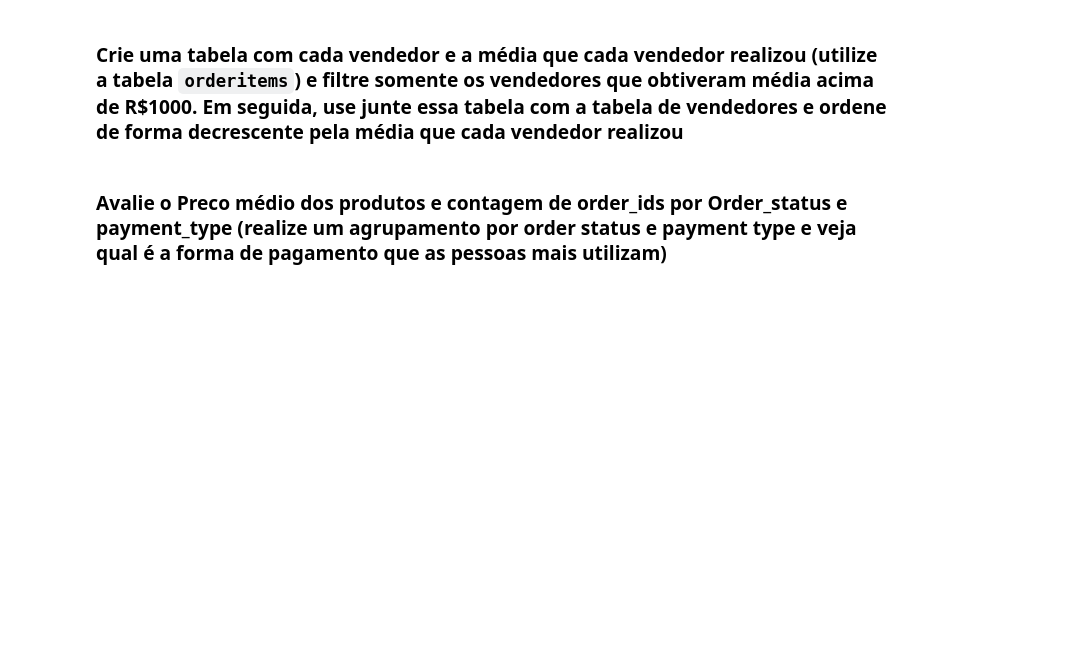
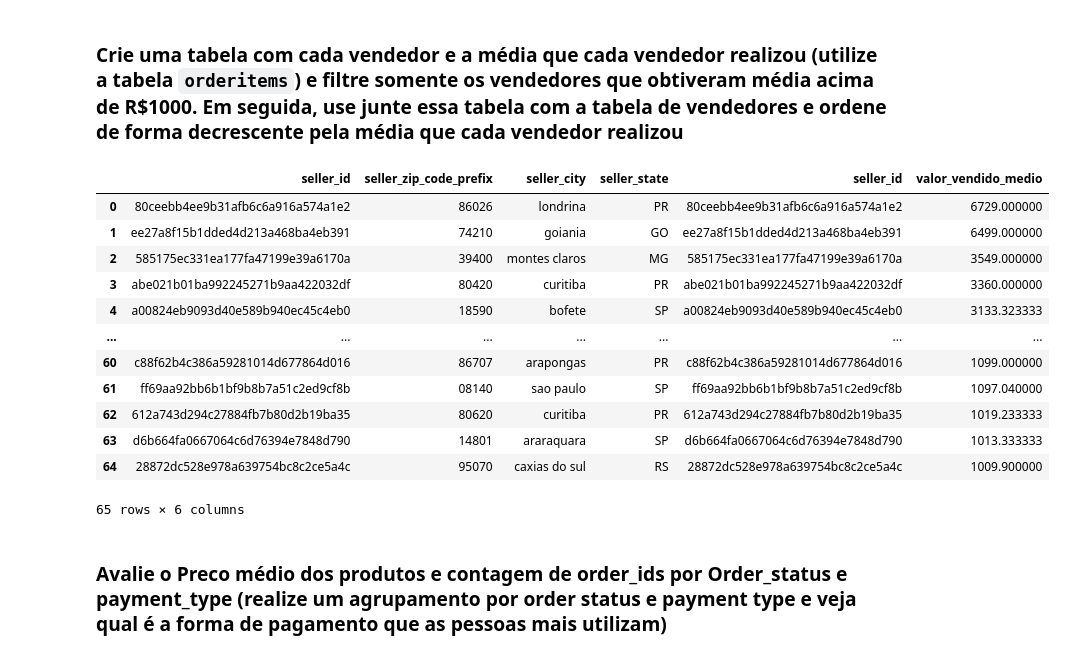
Before and after one commit to ossamum/aulas-mesttra, a Jupyter notebook: SQL/Aula 05 - SQL - Exercícios.ipynb, the cells around one changed output. Saved outputs shown, nothing was run; the diff lists cells and outputs as text; code cells hidden in the pictures; blank space fills up the shorter version.

```diff
--- a/SQL/Aula 05 - SQL - Exercícios.ipynb
+++ b/SQL/Aula 05 - SQL - Exercícios.ipynb
@@ -148,5 +148,34 @@ pd.read_sql(query, con)
 3095 rows × 6 columns
 # %% [markdown]
 ### Crie uma tabela com cada vendedor e a média que cada vendedor realizou (utilize a tabela `orderitems`) e filtre somente os vendedores que obtiveram média acima de R\$1000. Em seguida, use junte essa tabela com a tabela de vendedores e ordene de forma decrescente pela média que cada vendedor realizou
+# %%
+query = '''
+SELECT *
+FROM Sellers AS a
+JOIN (
+    SELECT seller_id
+            ,AVG(price) AS valor_vendido_medio
+    FROM OrderItems
+    GROUP BY seller_id
+    HAVING valor_vendido_medio > 1000
+) AS b
+    ON a.seller_id = b.seller_id
+ORDER BY valor_vendido_medio DESC
+'''
+pd.read_sql(query, con)
+# %% [output]
+|  | seller_id | seller_zip_code_prefix | seller_city | seller_state | seller_id | valor_vendido_medio |
+| 0 | 80ceebb4ee9b31afb6c6a916a574a1e2 | 86026 | londrina | PR | 80ceebb4ee9b31afb6c6a916a574a1e2 | 6729.000000 |
+| 1 | ee27a8f15b1dded4d213a468ba4eb391 | 74210 | goiania | GO | ee27a8f15b1dded4d213a468ba4eb391 | 6499.000000 |
+| 2 | 585175ec331ea177fa47199e39a6170a | 39400 | montes claros | MG | 585175ec331ea177fa47199e39a6170a | 3549.000000 |
+| 3 | abe021b01ba992245271b9aa422032df | 80420 | curitiba | PR | abe021b01ba992245271b9aa422032df | 3360.000000 |
+| 4 | a00824eb9093d40e589b940ec45c4eb0 | 18590 | bofete | SP | a00824eb9093d40e589b940ec45c4eb0 | 3133.323333 |
+| ... | ... | ... | ... | ... | ... | ... |
+| 60 | c88f62b4c386a59281014d677864d016 | 86707 | arapongas | PR | c88f62b4c386a59281014d677864d016 | 1099.000000 |
+| 61 | ff69aa92bb6b1bf9b8b7a51c2ed9cf8b | 08140 | sao paulo | SP | ff69aa92bb6b1bf9b8b7a51c2ed9cf8b | 1097.040000 |
+| 62 | 612a743d294c27884fb7b80d2b19ba35 | 80620 | curitiba | PR | 612a743d294c27884fb7b80d2b19ba35 | 1019.233333 |
+| 63 | d6b664fa0667064c6d76394e7848d790 | 14801 | araraquara | SP | d6b664fa0667064c6d76394e7848d790 | 1013.333333 |
+| 64 | 28872dc528e978a639754bc8c2ce5a4c | 95070 | caxias do sul | RS | 28872dc528e978a639754bc8c2ce5a4c | 1009.900000 |
+65 rows × 6 columns
 # %% [markdown]
 ### Avalie o Preco médio dos produtos e contagem de order_ids por Order_status e payment_type (realize um agrupamento por order status e payment type e veja qual é a forma de pagamento que as pessoas mais utilizam)
```
Also changed, not shown: parts of 8 cells of this notebook, 2 other files.
